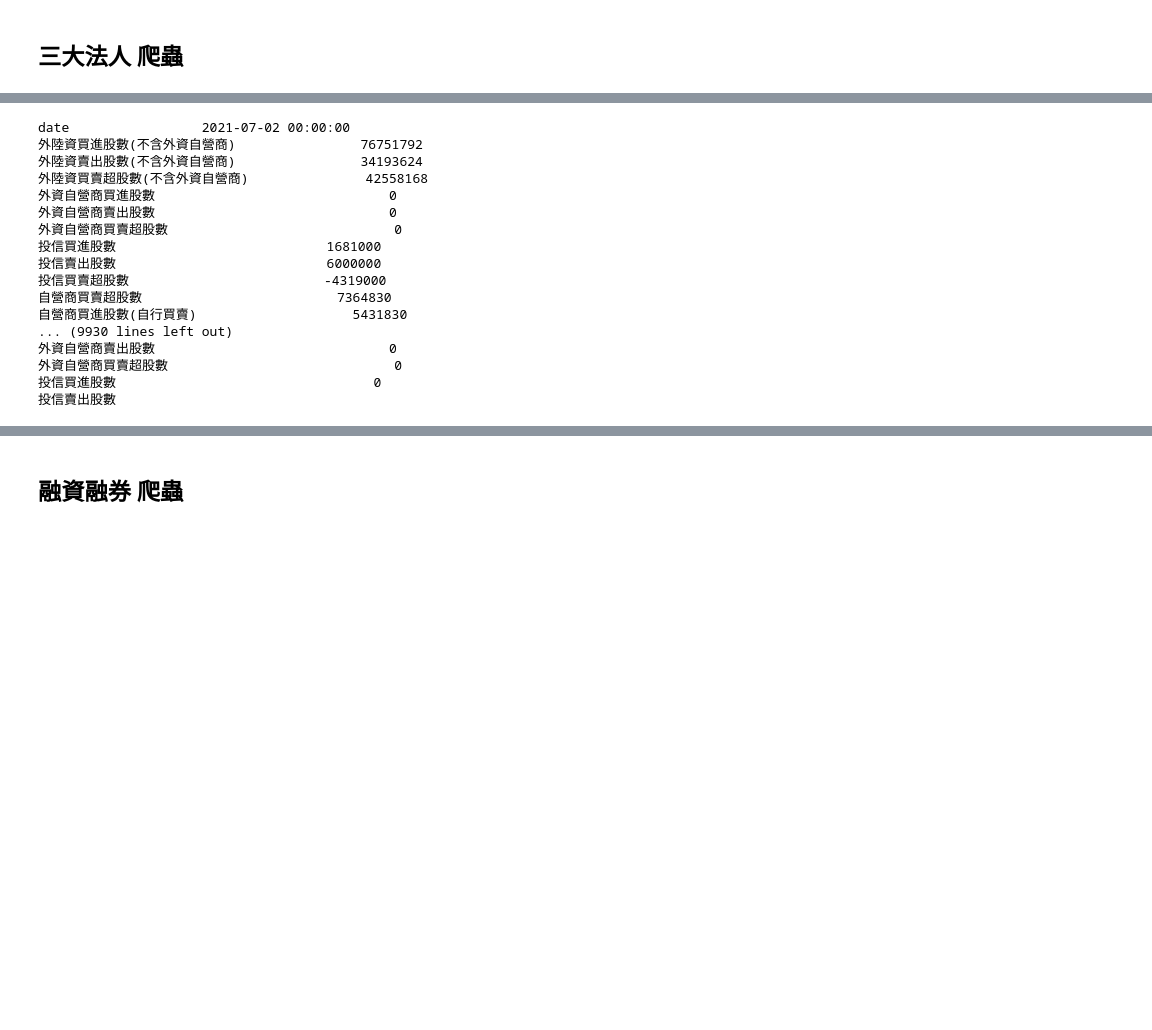
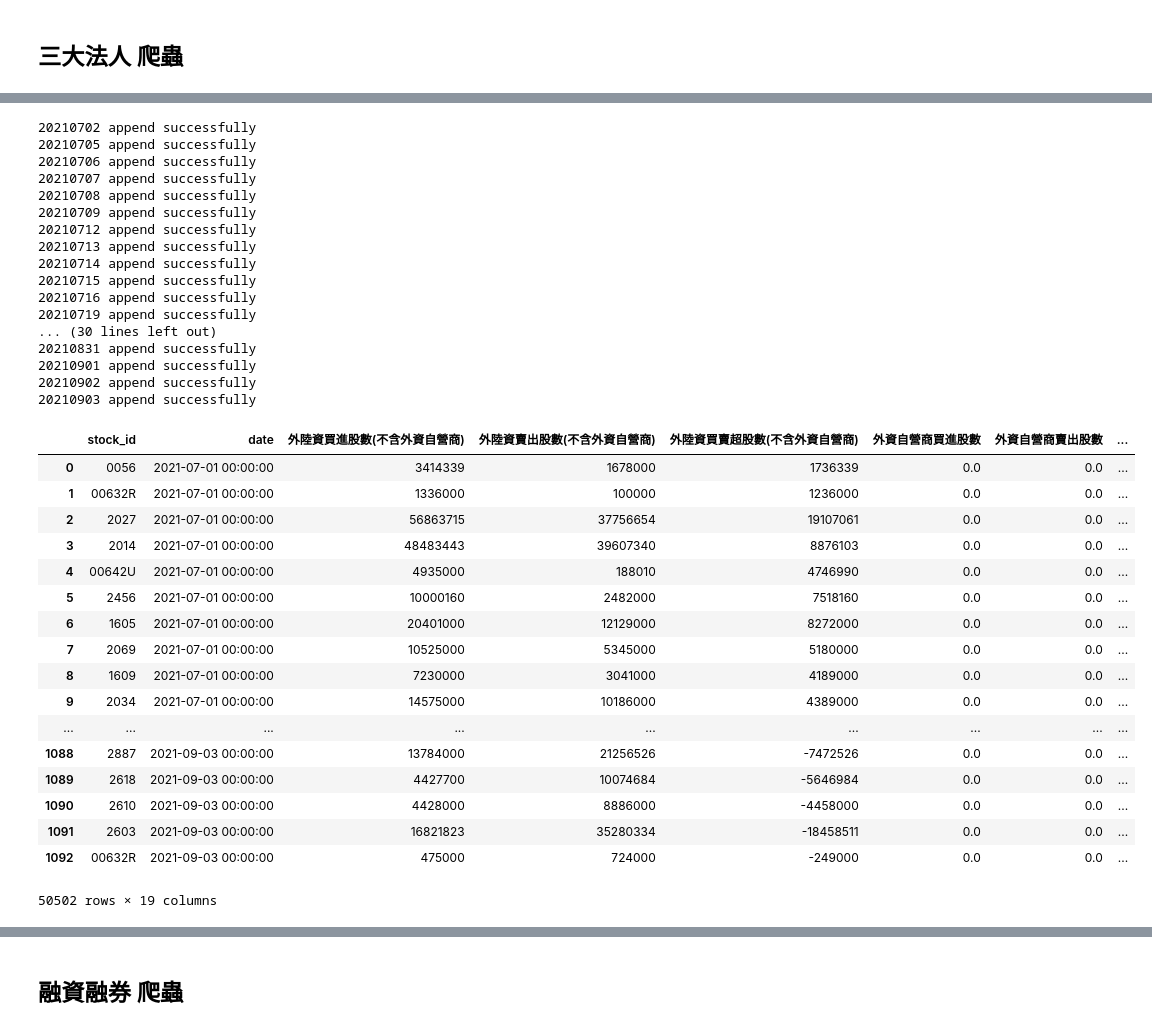
Before and after one commit to renguangz/stockapp, a Jupyter notebook: api/data/carwler.ipynb, the cells around one changed output, grey strips where cells are left out. Cells and saved outputs as stored; diff of their text form; code cells hidden in the pictures; blank space fills up the shorter version.

```diff
--- a/api/data/carwler.ipynb
+++ b/api/data/carwler.ipynb
@@ -175,13 +193,51 @@ while start_date <= end_date:
 # %%
 start_date = datetime(2021, 7, 1)
 end_date = datetime.now()
 delta = timedelta(days=1)
 conn = sqlite3.connect('legal_person.db')
 table_init = pd.read_sql('select * from legal_20210701', conn)
 while start_date <= end_date:
+    start_date += delta
     date = start_date.strftime("%Y%m%d")
     try:
         table = pd.read_sql('select * from legal_' + date, conn)
         table_init = table_init.append(table)
+        print(date, 'append successfully')
     except:
         pass
+# %% [output]
+20210702 append successfully
+20210705 append successfully
+20210706 append successfully
+20210707 append successfully
+20210708 append successfully
+20210709 append successfully
+20210712 append successfully
+20210713 append successfully
+20210714 append successfully
+20210715 append successfully
+20210716 append successfully
+20210719 append successfully
+... (30 lines left out)
+20210831 append successfully
+20210901 append successfully
+20210902 append successfully
+20210903 append successfully
+|  | stock_id | date | 外陸資買進股數(不含外資自營商) | 外陸資賣出股數(不含外資自營商) | 外陸資買賣超股數(不含外資自營商) | 外資自營商買進股數 | 外資自營商賣出股數 | ... |
+| 0 | 0056 | 2021-07-01 00:00:00 | 3414339 | 1678000 | 1736339 | 0.0 | 0.0 | ... |
+| 1 | 00632R | 2021-07-01 00:00:00 | 1336000 | 100000 | 1236000 | 0.0 | 0.0 | ... |
+| 2 | 2027 | 2021-07-01 00:00:00 | 56863715 | 37756654 | 19107061 | 0.0 | 0.0 | ... |
+| 3 | 2014 | 2021-07-01 00:00:00 | 48483443 | 39607340 | 8876103 | 0.0 | 0.0 | ... |
+| 4 | 00642U | 2021-07-01 00:00:00 | 4935000 | 188010 | 4746990 | 0.0 | 0.0 | ... |
+| 5 | 2456 | 2021-07-01 00:00:00 | 10000160 | 2482000 | 7518160 | 0.0 | 0.0 | ... |
+| 6 | 1605 | 2021-07-01 00:00:00 | 20401000 | 12129000 | 8272000 | 0.0 | 0.0 | ... |
+| 7 | 2069 | 2021-07-01 00:00:00 | 10525000 | 5345000 | 5180000 | 0.0 | 0.0 | ... |
+| 8 | 1609 | 2021-07-01 00:00:00 | 7230000 | 3041000 | 4189000 | 0.0 | 0.0 | ... |
+| 9 | 2034 | 2021-07-01 00:00:00 | 14575000 | 10186000 | 4389000 | 0.0 | 0.0 | ... |
+| ... | ... | ... | ... | ... | ... | ... | ... | ... |
+| 1088 | 2887 | 2021-09-03 00:00:00 | 13784000 | 21256526 | -7472526 | 0.0 | 0.0 | ... |
+| 1089 | 2618 | 2021-09-03 00:00:00 | 4427700 | 10074684 | -5646984 | 0.0 | 0.0 | ... |
+| 1090 | 2610 | 2021-09-03 00:00:00 | 4428000 | 8886000 | -4458000 | 0.0 | 0.0 | ... |
+| 1091 | 2603 | 2021-09-03 00:00:00 | 16821823 | 35280334 | -18458511 | 0.0 | 0.0 | ... |
+| 1092 | 00632R | 2021-09-03 00:00:00 | 475000 | 724000 | -249000 | 0.0 | 0.0 | ... |
+50502 rows × 19 columns
@@ -191,30 +243,0 @@ sector.get_group('2330')
-# %%
-# 從 legal_person_id 取出每檔的table, 爬蟲完用 table.append(df.loc[股票名稱], ignore_index=True), 再存回sqlite中
-
-date = 20210702
-conn_table = sqlite3.connect('legal_person.db')
-table = pd.read_sql('select * from legal_' + str(date), conn_table, index_col='stock_id')
-table.loc['2330']
-for item in table.index:
-#     print(item)
-    table1 = table.loc[str(item)]
-    print(table1)
-#     legal_id_to_sql(item, table1)
-# %% [output]
-date                 2021-07-02 00:00:00
-外陸資買進股數(不含外資自營商)                76751792
-外陸資賣出股數(不含外資自營商)                34193624
-外陸資買賣超股數(不含外資自營商)               42558168
-外資自營商買進股數                              0
-外資自營商賣出股數                              0
-外資自營商買賣超股數                             0
-投信買進股數                           1681000
-投信賣出股數                           6000000
-投信買賣超股數                         -4319000
-自營商買賣超股數                         7364830
-自營商買進股數(自行買賣)                    5431830
-... (9930 lines left out)
-外資自營商賣出股數                              0
-外資自營商買賣超股數                             0
-投信買進股數                                 0
-投信賣出股數
```
Also changed, not shown: parts of 10 cells of this notebook, 21 other files.
